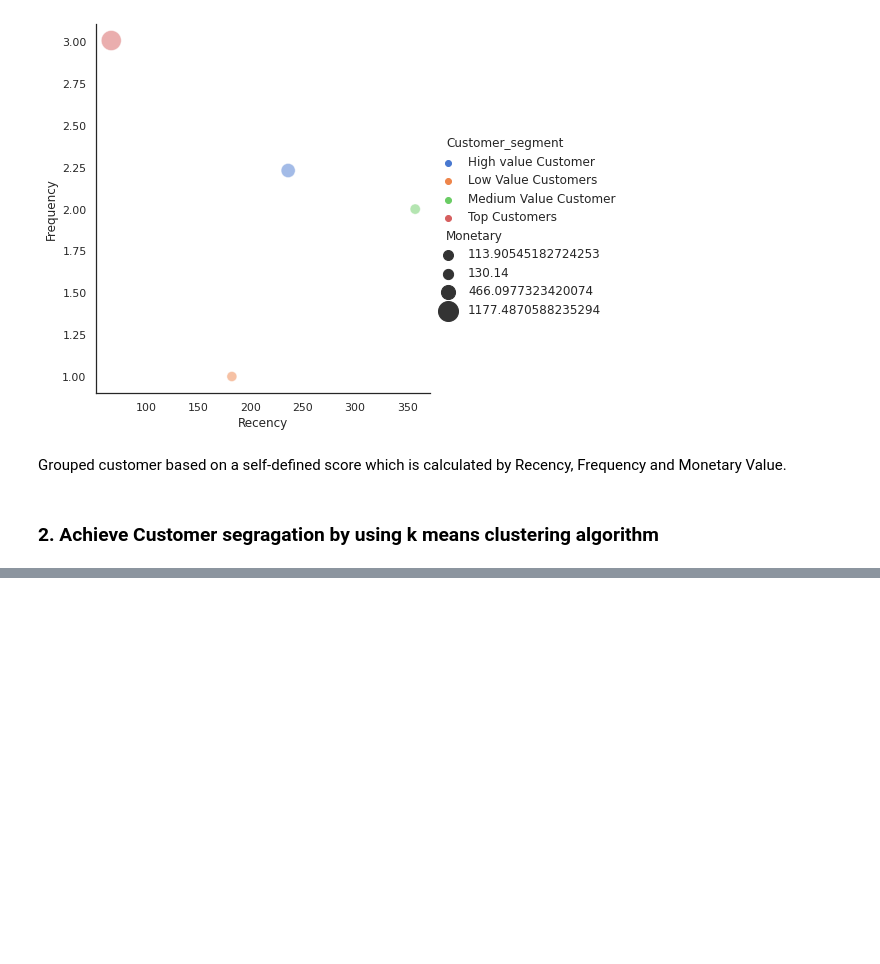
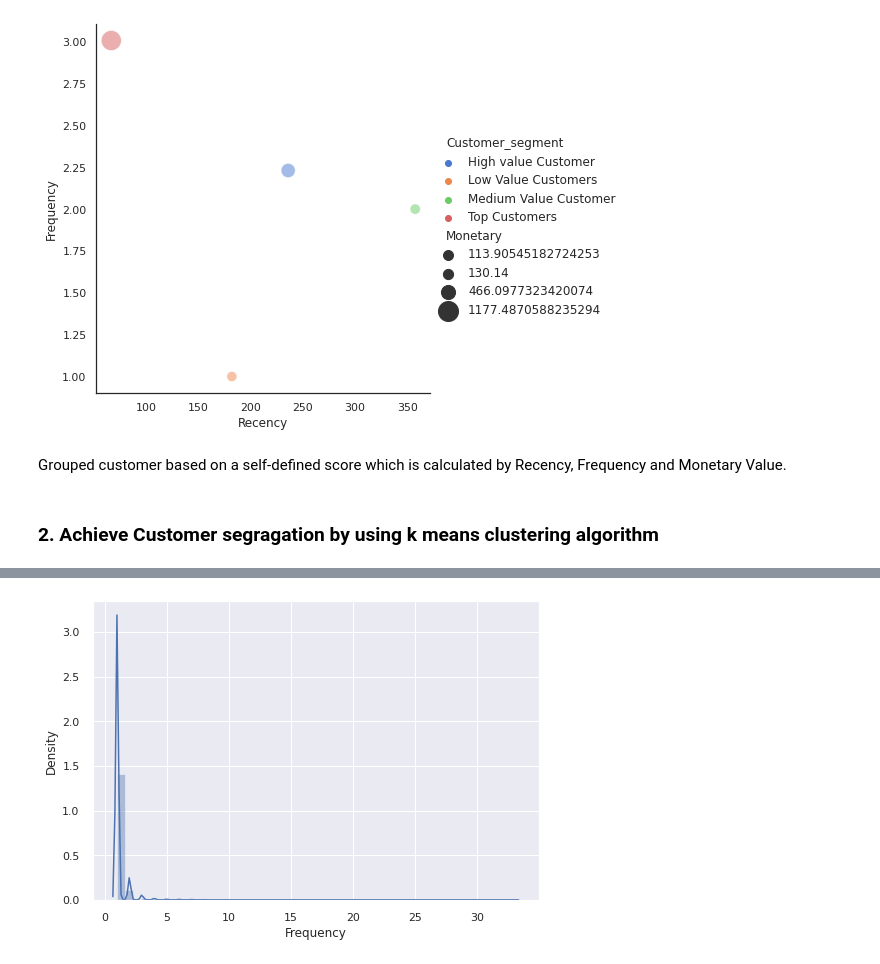
Before and after one commit to lirui720/Google_E_Commerce_RFM_model, a Jupyter notebook: RFM_Model.ipynb, the cells around one changed output, grey strips where cells are left out. Saved outputs shown, nothing was run; the diff lists cells and outputs as text; code cells hidden in the pictures; blank space fills up the shorter version.

```diff
--- a/RFM_Model.ipynb
+++ b/RFM_Model.ipynb
@@ -158,0 +186,6 @@ Grouped customer based on a self-defined score which is calculated by Recency, F
+# %%
+y = rfm_df['Frequency']
+
+ay = sns.distplot(y)
+# %% [output]
+[figure, added]
```
Also changed, not shown: parts of 16 cells of this notebook.
